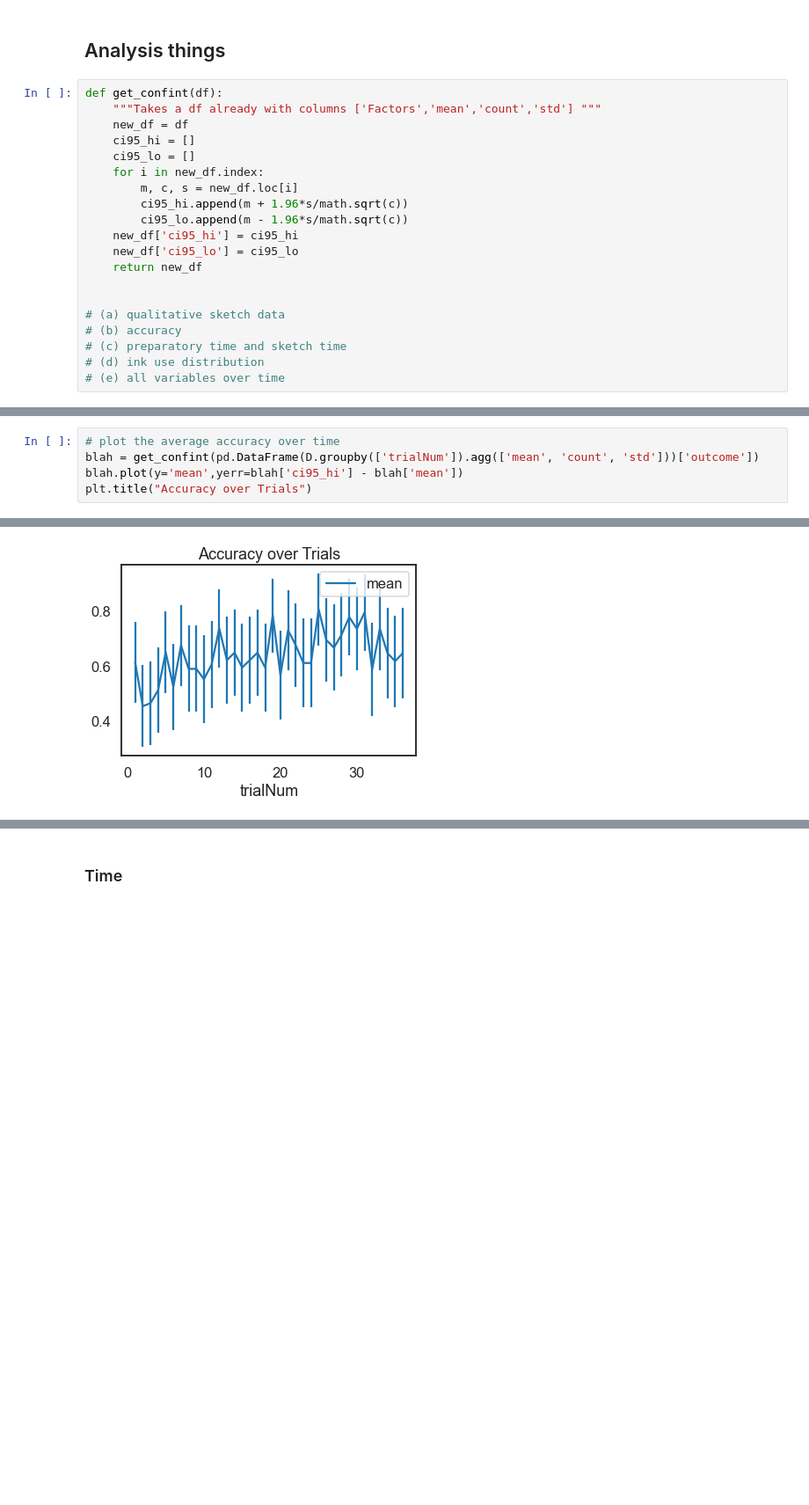
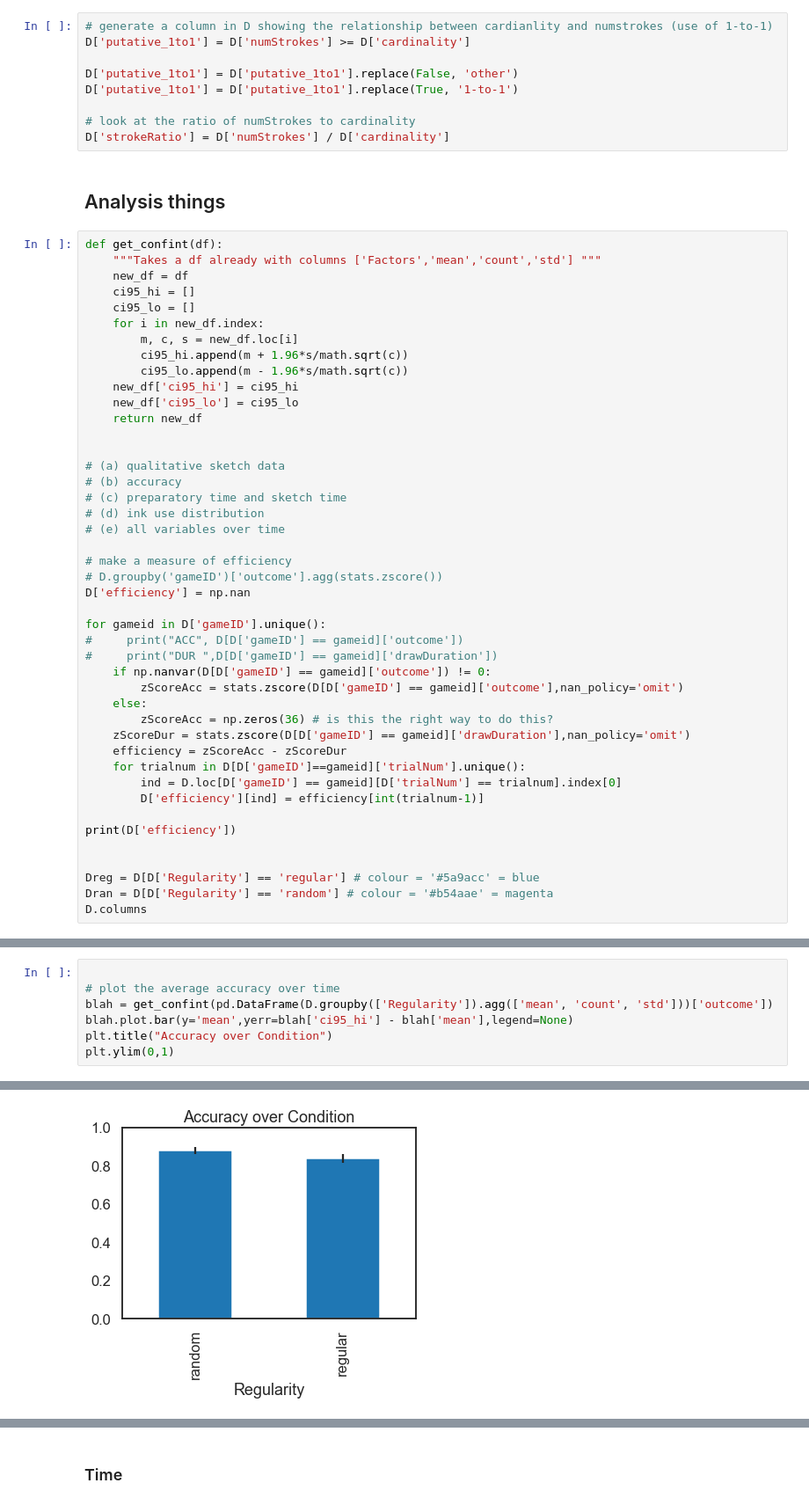
Before and after one commit to cogtoolslab/improvised_numerals, a Jupyter notebook: analysis/iternum2_analysis.ipynb, the cells around one changed output, grey strips where cells are left out. Shown at 88% size. Saved outputs shown, nothing was run; the diff lists cells and outputs as text; blank space fills up the shorter version.

```diff
--- a/analysis/iternum2_analysis.ipynb
+++ b/analysis/iternum2_analysis.ipynb
@@ -462,3 +516,12 @@ Done
+# %%
+# generate a column in D showing the relationship between cardianlity and numstrokes (use of 1-to-1)
+D['putative_1to1'] = D['numStrokes'] >= D['cardinality']
+
+D['putative_1to1'] = D['putative_1to1'].replace(False, 'other')
+D['putative_1to1'] = D['putative_1to1'].replace(True, '1-to-1')
+
+# look at the ratio of numStrokes to cardinality
+D['strokeRatio'] = D['numStrokes'] / D['cardinality']
 # %% [markdown]
 ## Analysis things
 # %%
@@ -481,3 +544,27 @@ def get_confint(df):
 # (c) preparatory time and sketch time
 # (d) ink use distribution
 # (e) all variables over time
+
+# make a measure of efficiency
+# D.groupby('gameID')['outcome'].agg(stats.zscore())
+D['efficiency'] = np.nan
+
+for gameid in D['gameID'].unique():
+#     print("ACC", D[D['gameID'] == gameid]['outcome'])
+#     print("DUR ",D[D['gameID'] == gameid]['drawDuration'])
+    if np.nanvar(D[D['gameID'] == gameid]['outcome']) != 0:
+        zScoreAcc = stats.zscore(D[D['gameID'] == gameid]['outcome'],nan_policy='omit')
+    else:
+        zScoreAcc = np.zeros(36) # is this the right way to do this?
+    zScoreDur = stats.zscore(D[D['gameID'] == gameid]['drawDuration'],nan_policy='omit')
+    efficiency = zScoreAcc - zScoreDur
+    for trialnum in D[D['gameID']==gameid]['trialNum'].unique():
+        ind = D.loc[D['gameID'] == gameid][D['trialNum'] == trialnum].index[0]
+        D['efficiency'][ind] = efficiency[int(trialnum-1)]
+
+print(D['efficiency'])
+
+
+Dreg = D[D['Regularity'] == 'regular'] # colour = '#5a9acc' = blue
+Dran = D[D['Regularity'] == 'random'] # colour = '#b54aae' = magenta
+D.columns
@@ -486,6 +714,8 @@ def get_confint(df):
 # %%
+
 # plot the average accuracy over time
-blah = get_confint(pd.DataFrame(D.groupby(['trialNum']).agg(['mean', 'count', 'std']))['outcome'])
-blah.plot(y='mean',yerr=blah['ci95_hi'] - blah['mean'])
-plt.title("Accuracy over Trials")
+blah = get_confint(pd.DataFrame(D.groupby(['Regularity']).agg(['mean', 'count', 'std']))['outcome'])
+blah.plot.bar(y='mean',yerr=blah['ci95_hi'] - blah['mean'],legend=None)
+plt.title("Accuracy over Condition")
+plt.ylim(0,1)
 # %% [output]
@@ -493 +723 @@ Text(0.5, 1.0, 'Accuracy over Trials')
-[figure, old version]
+[figure, new version]
```
Also changed, not shown: parts of 38 cells of this notebook, 3 other files.
